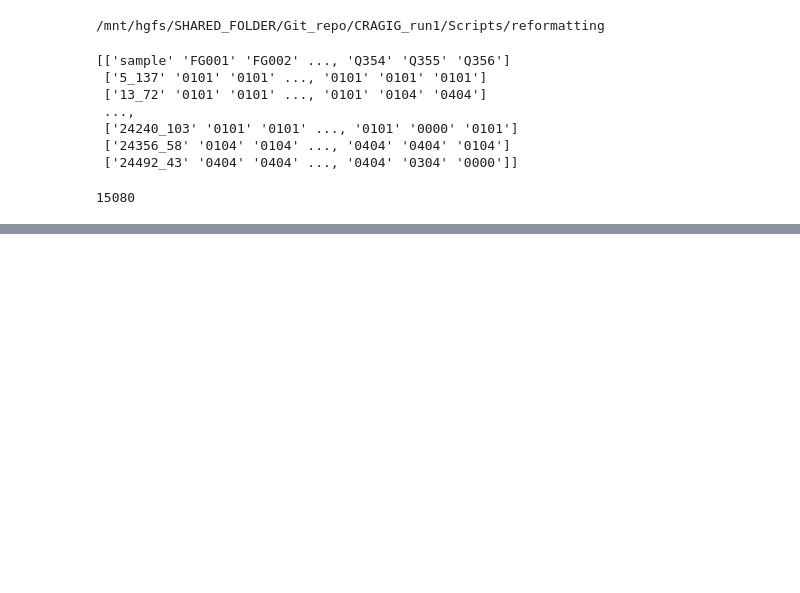
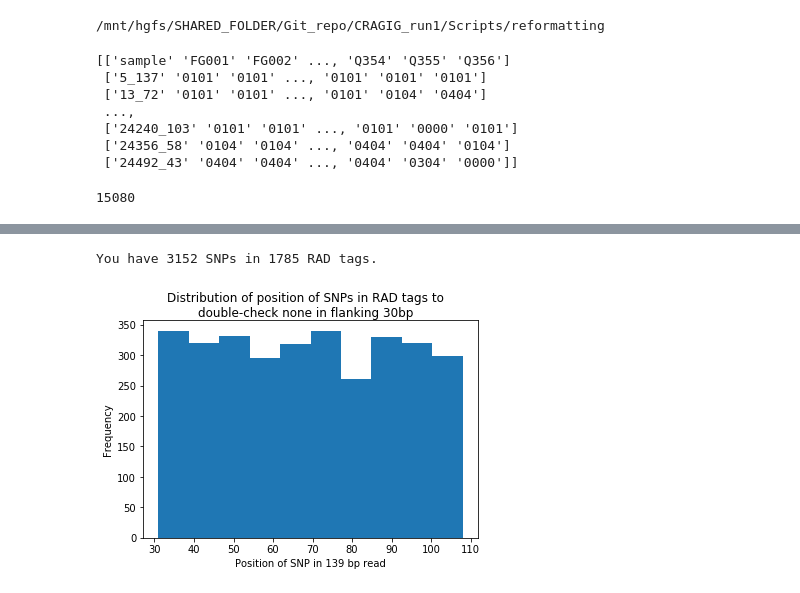
Before and after one commit to nclowell/RAD_scallops, a Jupyter notebook: CRAGIG_run1/Notebooks/IDing_SNPs_for_parentage/First_look_at_SNPs_for_parentage.ipynb, the cells around one changed output, grey strips where cells are left out. Saved outputs shown, nothing was run; the diff lists cells and outputs as text; code cells hidden in the pictures; blank space fills up the shorter version.

```diff
--- a/CRAGIG_run1/Notebooks/IDing_SNPs_for_parentage/First_look_at_SNPs_for_parentage.ipynb
+++ b/CRAGIG_run1/Notebooks/IDing_SNPs_for_parentage/First_look_at_SNPs_for_parentage.ipynb
@@ -13,12 +18,12 @@ cd /mnt/hgfs/SHARED_FOLDER/WorkingFolder
 /mnt/hgfs/SHARED_FOLDER/WorkingFolder
 # %%
 # read in Genepop file to get header of SNP names
-
-myfile = open("Stacks_2/batch_100.genepop", "r")
+myfile = open("Stacks_2/filtered_genepop_files/postMAF_postMV_asGP_20170322.gen", "r")
 
 first_lines = []
 for i in range(0,2):
     line = myfile.readline()
     first_lines.append(line)
+myfile.close()
 # %%
 # extract line with SNP names
@@ -266,3 +208,23 @@ kept_SNP_names[0:9]
+# %%
+print "You have " + str(len(kept_SNP_names)) + " SNPs in " + str(len(keep_RADtags_30)) + " RAD tags."
+# %% [output]
+You have 3152 SNPs in 1785 RAD tags.
+# %%
+# double-check filtering for 30 bp cutoff is right, because played around w code and got new value
+positions = []
+for SNPname in kept_SNP_names:
+    snp_list = SNPname.split("_")
+    position = snp_list[1]
+    positions.append(int(position))
+
+# plot
+plt.hist(positions)
+plt.xlabel("Position of SNP in 139 bp read")
+plt.ylabel("Frequency")
+plt.suptitle("Distribution of position of SNPs in RAD tags to\ndouble-check none in flanking 30bp")
+plt.show()
+# %% [output]
+[figure, added]
 # %%
 GP30_array = np.array(final_list)
 # %%
```
Also changed, not shown: parts of 26 cells of this notebook, 3 other files.
